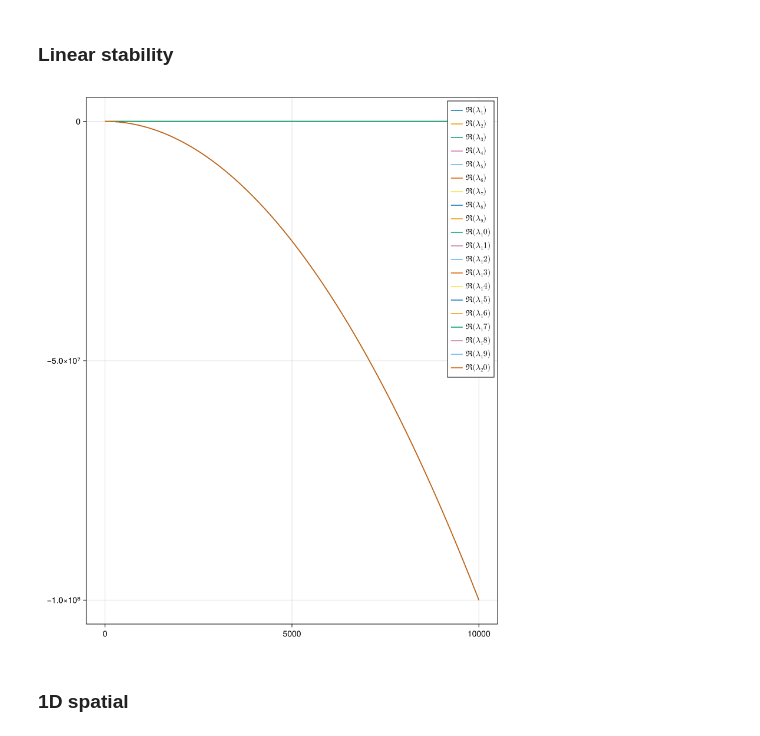
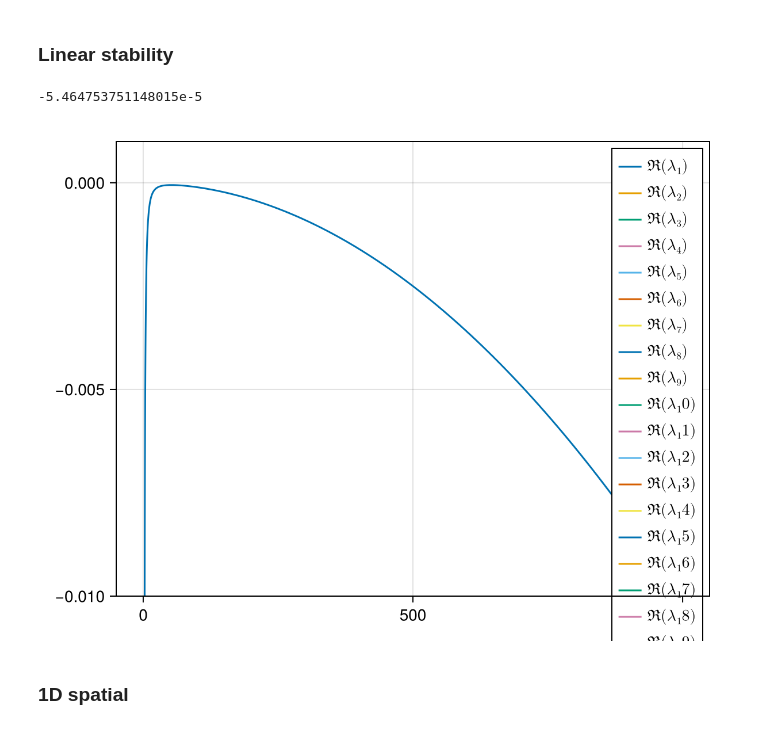
Before and after one commit to kockahonza/SSMC, a Jupyter notebook: notebooks/random_systems.ipynb, the cells around one changed output. Cells and saved outputs as stored; diff of their text form; code cells hidden in the pictures.

Commit message:
have a good diagram function now

```diff
--- a/notebooks/random_systems.ipynb
+++ b/notebooks/random_systems.ipynb
@@ -114,3 +89,5 @@ ps = ints[2];
+# %%
+ps = params[1];
 # %% [markdown]
 ## No space solver
 # %%
@@ -128,7 +105,8 @@ maximum(abs, sss.resid)
 # %%
 # Fixed time with evolution
 u0 = make_u0_smart(ps; u0=:onlyN);
-p = make_mmicrm_problem(ps, u0, 10000000000000000000000000000000000000);
+p = make_mmicrm_problem(ps, u0, 10000);
+p = remake_guarantee_positive(p)
 
 s = solve(p, QNDF())
 
@@ -140,8 +120,8 @@ f
 # %% [markdown]
 ## Spatial stuff
 # %%
-# nssol = s.u[end];
-nssol = sss.u
+nssol = s.u[end];
+# nssol = sss.u
 xx = uninplace(mmicrmfunc!)(nssol, ps)
 maxresid = maximum(abs, xx)
 @show maxresid;
@@ -150,16 +136,31 @@ maxresid = 1.4571677198205897e-16
 # %% [markdown]
 ### Linear stability
 # %%
-ks = LinRange(0., 10000., 10000)
+ks = LinRange(0., 1000., 10000)
 
-lamfunc = linstab_make_k_func(ps, nssol)
+Ds = get_Ds(ps)
+Ds = vcat(
+    fill(1e-8, get_Ns(ps)[1]),
+    fill(1e-8, get_Ns(ps)[2])
+)
+Ds[20] = 10000
+
+lamfunc = linstab_make_k_func(ps, Ds, nssol)
 lambdas = lamfunc.(ks);
+
+maximum(x->maximum(real, x), lambdas)
+# %% [output]
+-5.464753751148015e-5
 # %%
-faa = plot_linstab_lambdas(ks, lambdas)
-display(GLMakie.Screen(), faa.figure)
+faa = plot_linstab_lambdas(ks, lambdas;
+    imthreshold=Inf
+)
+# display(GLMakie.Screen(), faa.figure)
+ylims!(faa.axis, -0.01, 0.001)
+# xlims!(faa.axis, 0., 1000)
 faa
 # %% [output]
-[figure, old version]
+[figure, new version]
 # %% [markdown]
 ### 1D spatial
 # %%
```
Also changed, not shown: parts of 14 cells of this notebook, 6 other files.
